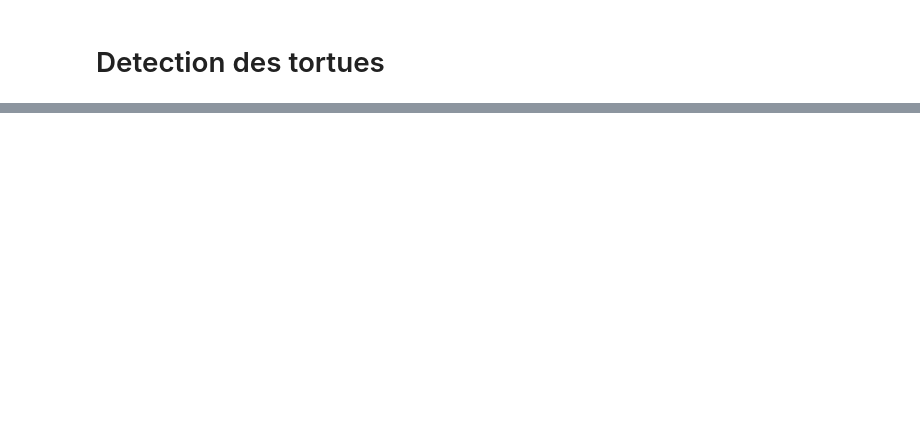
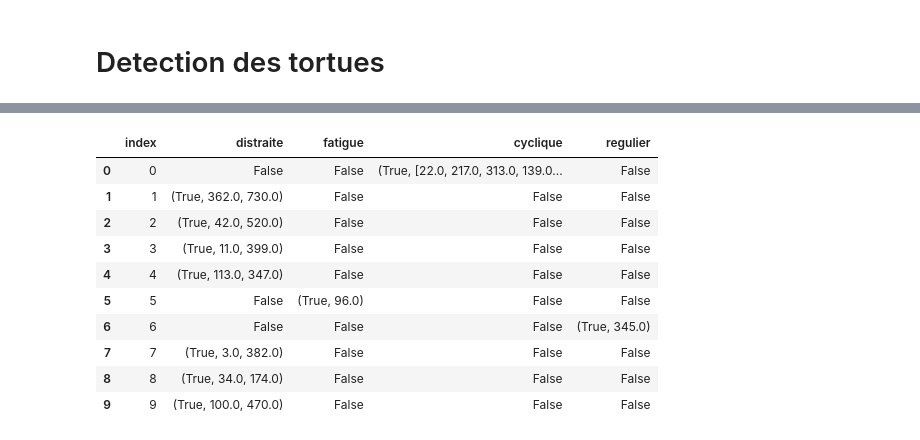
Before and after one commit to lpoitevin1/Big_Data_Analytics_MiniProject, a Jupyter notebook: mini_projet.ipynb, the cells around one changed output, grey strips where cells are left out. Drawn from its saved outputs; the diff is of its cells as text; code cells hidden in the pictures; blank space fills up the shorter version.

```diff
--- a/mini_projet.ipynb
+++ b/mini_projet.ipynb
@@ -364,8 +456,8 @@ def detect_distraite(df_join,id) :
     if df_join['fatigue'][id] == False :
         if df_join['regulier'][id] == False :
             if df_join['cyclique'][id] == False :
-                min_vitesse = np.array(df['ecart_position_avec_precedent'][id]).min()
-                max_vitesse = np.array(df['ecart_position_avec_precedent'][id]).max()
+                min_vitesse = np.array(df_join['ecart_position_avec_precedent'][id]).min()
+                max_vitesse = np.array(df_join['ecart_position_avec_precedent'][id]).max()
 
                 return True,min_vitesse,max_vitesse
     return False
@@ -401 +545,15 @@ df_resultat.iloc[:,6:].to_csv("resultat.csv", sep='\t', encoding='utf-8')
+# %%
+df_resultat.iloc[:,6:].reset_index()
+# %% [output]
+|  | index | distraite | fatigue | cyclique | regulier |
+| 0 | 0 | False | False | (True, [22.0, 217.0, 313.0, 139.0... | False |
+| 1 | 1 | (True, 362.0, 730.0) | False | False | False |
+| 2 | 2 | (True, 42.0, 520.0) | False | False | False |
+| 3 | 3 | (True, 11.0, 399.0) | False | False | False |
+| 4 | 4 | (True, 113.0, 347.0) | False | False | False |
+| 5 | 5 | False | (True, 96.0) | False | False |
+| 6 | 6 | False | False | False | (True, 345.0) |
+| 7 | 7 | (True, 3.0, 382.0) | False | False | False |
+| 8 | 8 | (True, 34.0, 174.0) | False | False | False |
+| 9 | 9 | (True, 100.0, 470.0) | False | False | False |
 # %%
```
Also changed, not shown: parts of 15 cells of this notebook, 4 other files.
